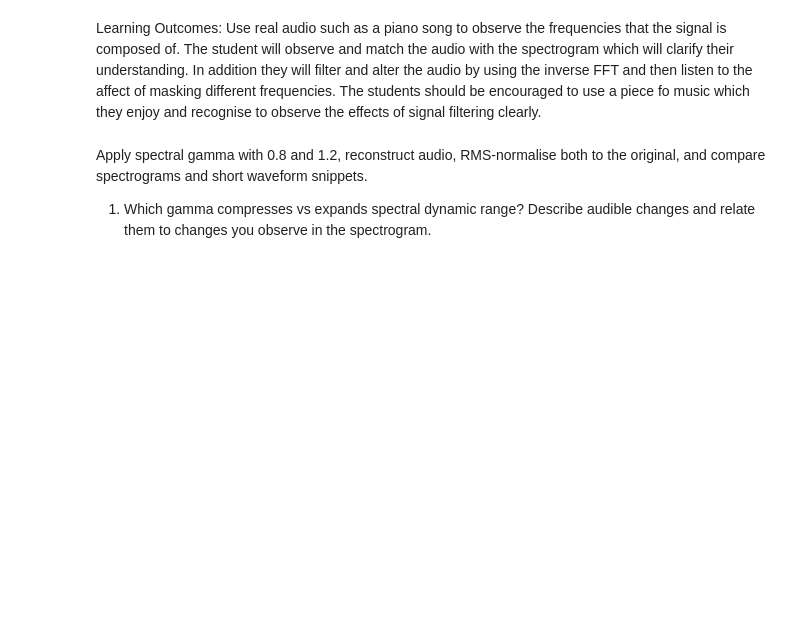
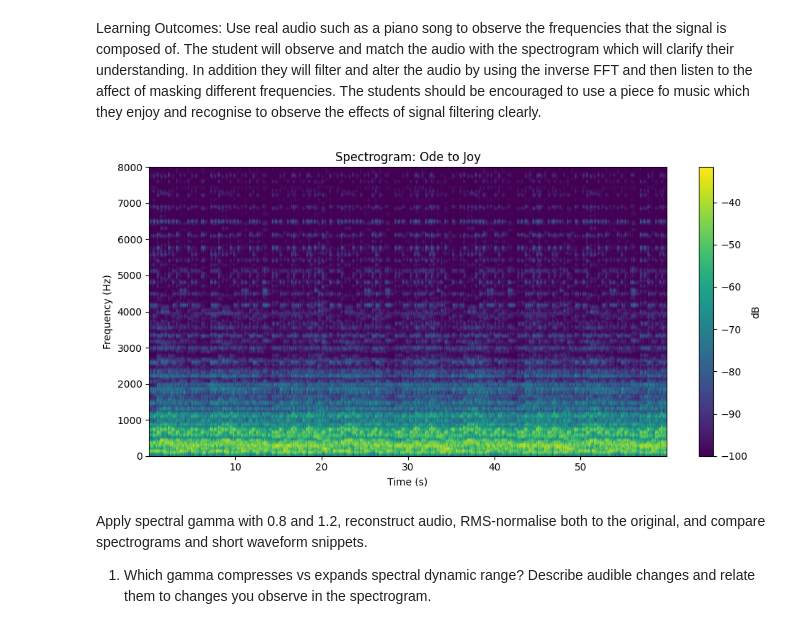
Before and after one commit to JoshClaassen02/DigitalSignalProcessing, a Jupyter notebook: Lab 2/lab2_boilercode.ipynb, the cells around one changed output. Saved outputs shown, nothing was run; the diff lists cells and outputs as text; code cells hidden in the pictures; blank space fills up the shorter version.

```diff
--- a/Lab 2/lab2_boilercode.ipynb
+++ b/Lab 2/lab2_boilercode.ipynb
@@ -57,6 +62,5 @@ Learning Outcomes: Use real audio such as a piano song to observe the frequencie
 # %%
-
-AUDIO_PATH = ""  # change to a .wav or .mp3 on your machine
+AUDIO_PATH = "beethoven_ode_to_joy.mp3"
 
 def load_audio(path):
     try:
@@ -73,19 +77,27 @@ fs, y = load_audio(AUDIO_PATH)
 
 Tmax = min(len(y)/fs, 60.0)
 y = y[:int(Tmax*fs)]
-
-# TODO Compute and create a spectogram
-
-# TODO Plot log-spectrogram
-
-# TODO Invert the spectogram
-
-# TODO pad/truncate to original length for error metric
-
-# TODO enhance the magnitude of the original signal by 0.8 and 1.2
-
-# TODO plot the new spectogram
-
-# TODO use inverse istft and listen to output
-
-# TODO plot the istft
+# %%
+# TODO Compute and create a spectogram
+f, t, Sxx = signal.spectrogram(
+    y,
+    fs=fs,
+    window="hann",
+    nperseg=nperseg,
+    noverlap=noverlap
+)
+# convert to log-dB
+Sxx_db = 10*np.log10(Sxx + 1e-10)
+
+# TODO Plot log-spectrogram
+plt.figure(figsize=(10,5))
+plt.pcolormesh(t, f, Sxx_db, shading='gouraud')
+plt.ylabel("Frequency (Hz)")
+plt.xlabel("Time (s)")
+plt.title("Spectrogram: Ode to Joy")
+plt.ylim(0, 8000)
+plt.colorbar(label="dB")
+plt.tight_layout()
+plt.show()
+# %% [output]
+[figure, added]
```
Also changed, not shown: parts of 3 cells of this notebook.
